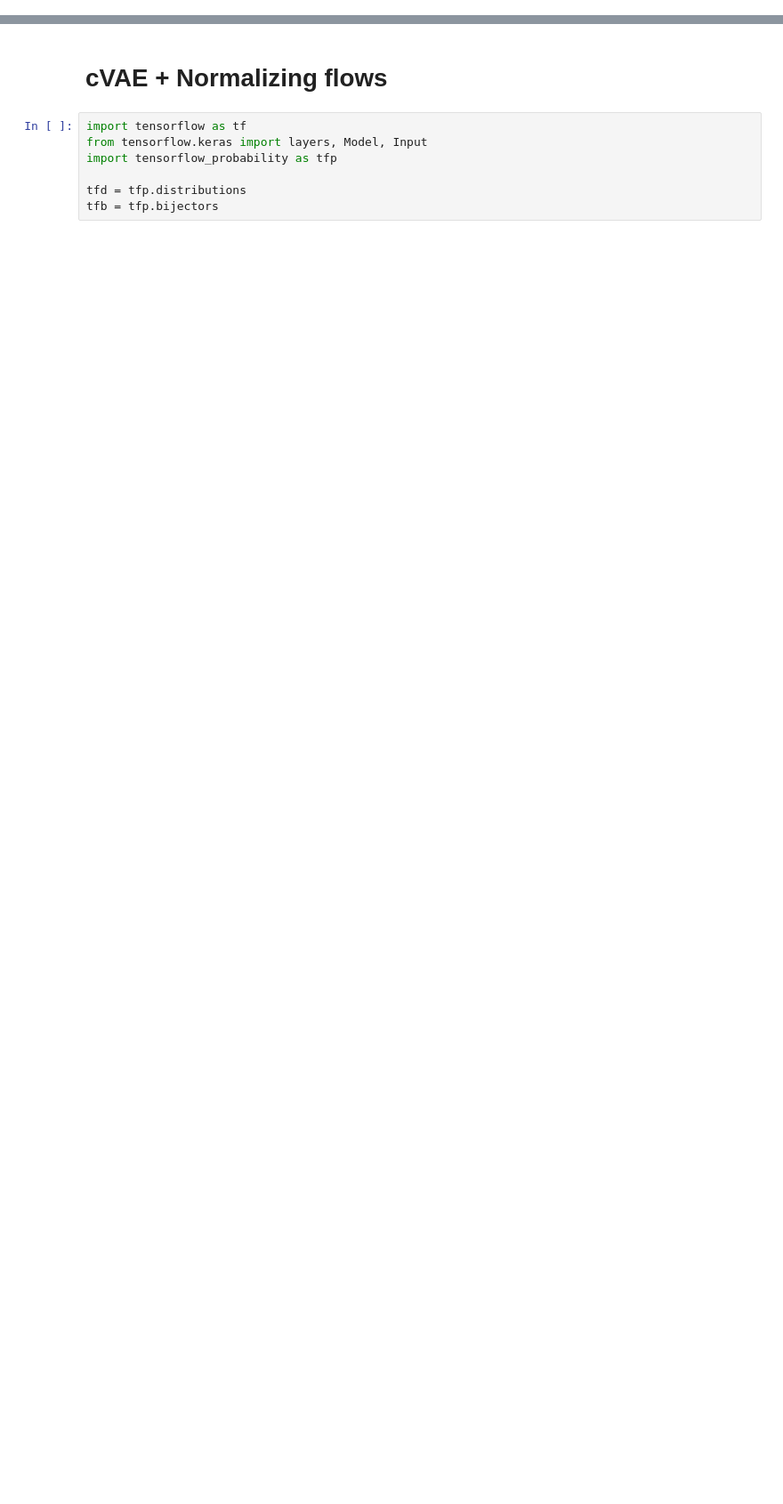
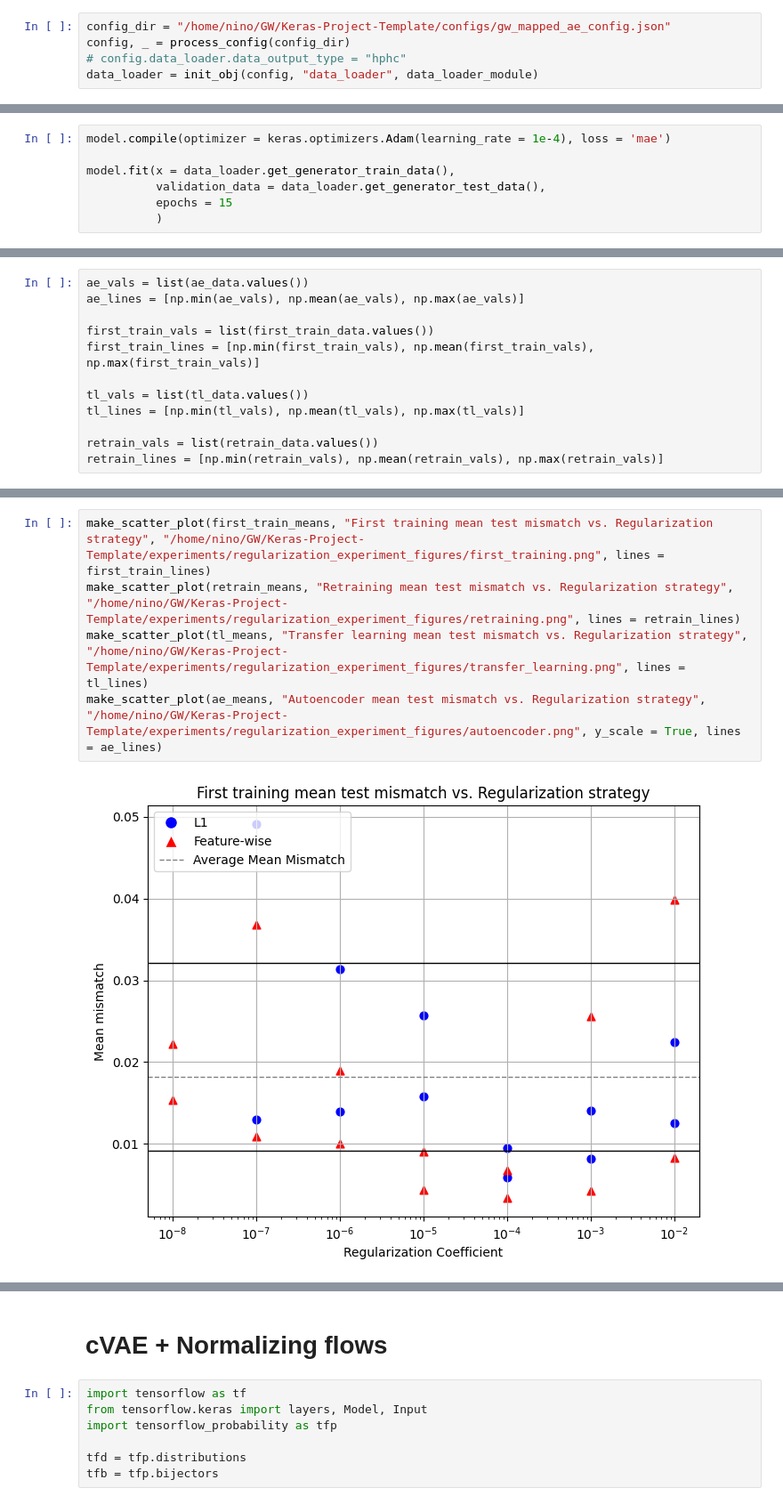
Before and after one commit to nivies/gw-waveform-dl-models, a Jupyter notebook: notebook.ipynb, the cells around one changed output, grey strips where cells are left out. Shown at 89% size. Cells and saved outputs as stored; diff of their text form; blank space fills up the shorter version.

```diff
--- a/notebook.ipynb
+++ b/notebook.ipynb
@@ -51,0 +223,5 @@ cvae.load_weights("/home/nino/GW/Keras-Project-Template/experiments/cVAEs/cVAE_q
+# %%
+config_dir = "/home/nino/GW/Keras-Project-Template/configs/gw_mapped_ae_config.json"
+config, _ = process_config(config_dir)
+# config.data_loader.data_output_type = "hphc"
+data_loader = init_obj(config, "data_loader", data_loader_module)
@@ -51,0 +294,7 @@ cvae.load_weights("/home/nino/GW/Keras-Project-Template/experiments/cVAEs/cVAE_q
+# %%
+model.compile(optimizer = keras.optimizers.Adam(learning_rate = 1e-4), loss = 'mae')
+
+model.fit(x = data_loader.get_generator_train_data(),
+          validation_data = data_loader.get_generator_test_data(),
+          epochs = 15
+          )
@@ -51,0 +443,12 @@ cvae.load_weights("/home/nino/GW/Keras-Project-Template/experiments/cVAEs/cVAE_q
+# %%
+ae_vals = list(ae_data.values())
+ae_lines = [np.min(ae_vals), np.mean(ae_vals), np.max(ae_vals)]
+
+first_train_vals = list(first_train_data.values())
+first_train_lines = [np.min(first_train_vals), np.mean(first_train_vals), np.max(first_train_vals)]
+
+tl_vals = list(tl_data.values())
+tl_lines = [np.min(tl_vals), np.mean(tl_vals), np.max(tl_vals)]
+
+retrain_vals = list(retrain_data.values())
+retrain_lines = [np.min(retrain_vals), np.mean(retrain_vals), np.max(retrain_vals)]
@@ -51,0 +524,7 @@ cvae.load_weights("/home/nino/GW/Keras-Project-Template/experiments/cVAEs/cVAE_q
+# %%
+make_scatter_plot(first_train_means, "First training mean test mismatch vs. Regularization strategy", "/home/nino/GW/Keras-Project-Template/experiments/regularization_experiment_figures/first_training.png", lines = first_train_lines)
+make_scatter_plot(retrain_means, "Retraining mean test mismatch vs. Regularization strategy", "/home/nino/GW/Keras-Project-Template/experiments/regularization_experiment_figures/retraining.png", lines = retrain_lines)
+make_scatter_plot(tl_means, "Transfer learning mean test mismatch vs. Regularization strategy", "/home/nino/GW/Keras-Project-Template/experiments/regularization_experiment_figures/transfer_learning.png", lines = tl_lines)
+make_scatter_plot(ae_means, "Autoencoder mean test mismatch vs. Regularization strategy", "/home/nino/GW/Keras-Project-Template/experiments/regularization_experiment_figures/autoencoder.png", y_scale = True, lines = ae_lines)
+# %% [output]
+[figure, added]
```
Also changed, not shown: parts of 54 cells of this notebook, 12 other files.
